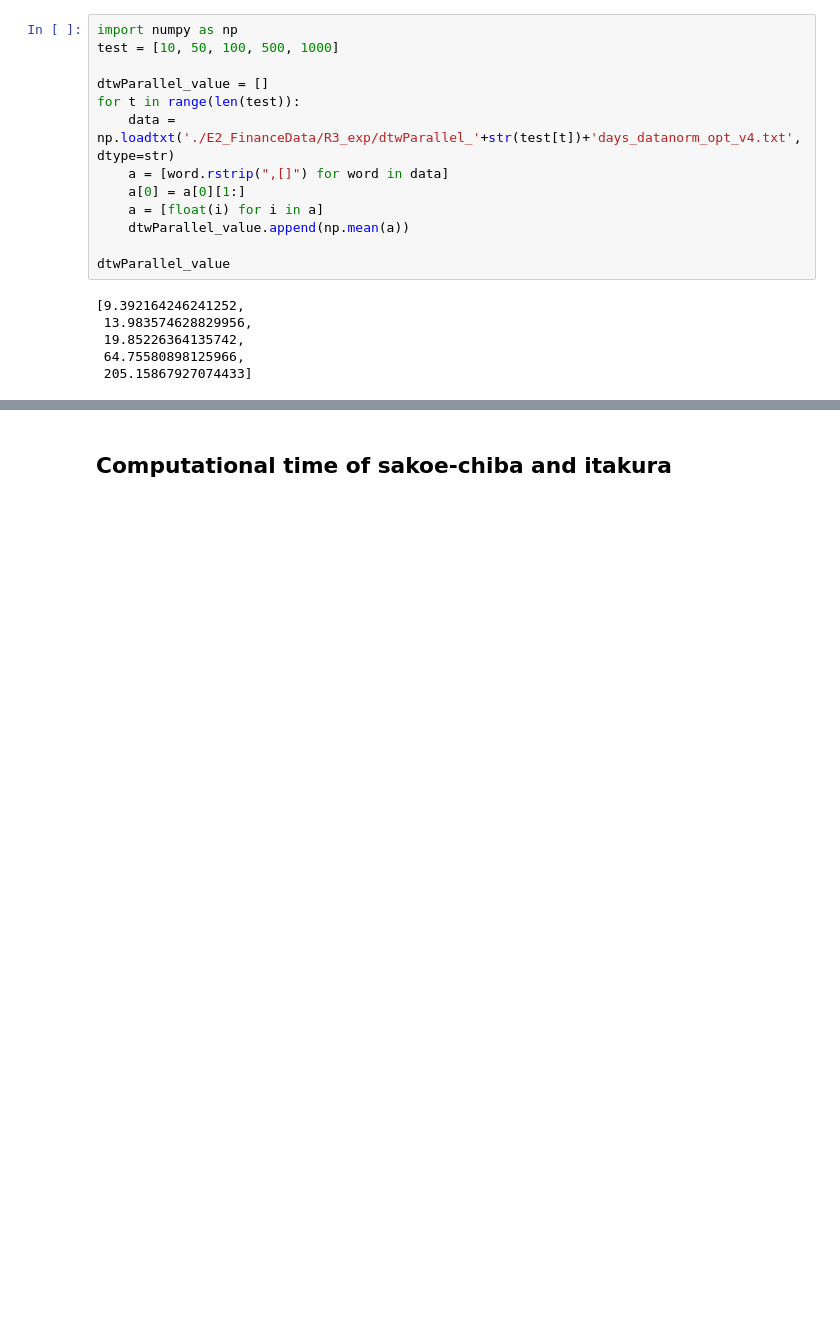
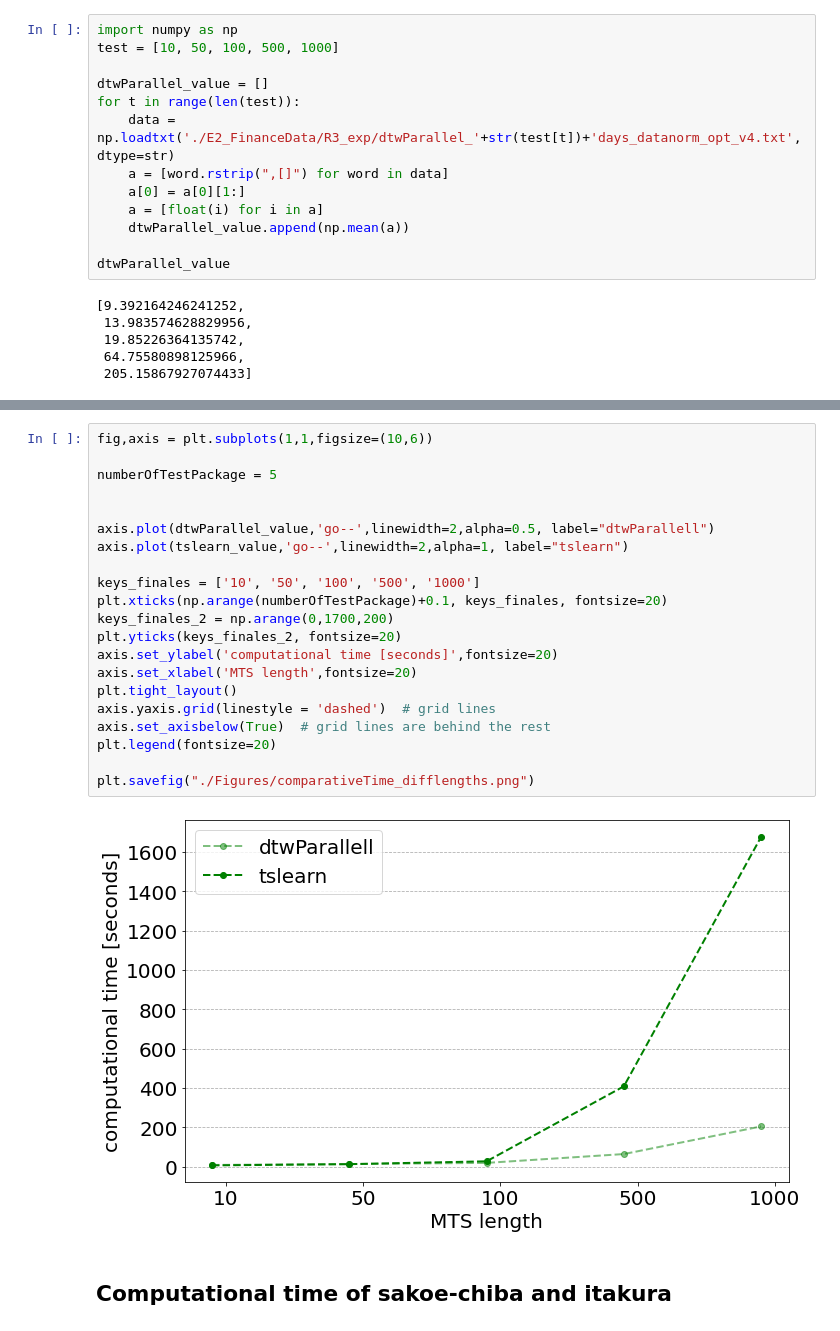
Before and after one commit to oscarescuderoarnanz/dtwParallel, a Jupyter notebook: exampleData/CodeExamples/plot_timeExamples_V2.ipynb, the cells around one changed output, grey strips where cells are left out. Cells and saved outputs as stored; diff of their text form; blank space fills up the shorter version.

```diff
--- a/exampleData/CodeExamples/plot_timeExamples_V2.ipynb
+++ b/exampleData/CodeExamples/plot_timeExamples_V2.ipynb
@@ -226,3 +227,26 @@ plt.savefig("./Figures/comparativeTime_difflengths.pdf")
+# %%
+fig,axis = plt.subplots(1,1,figsize=(10,6))
+
+numberOfTestPackage = 5
+
+
+axis.plot(dtwParallel_value,'go--',linewidth=2,alpha=0.5, label="dtwParallell")
+axis.plot(tslearn_value,'go--',linewidth=2,alpha=1, label="tslearn")
+
+keys_finales = ['10', '50', '100', '500', '1000']
+plt.xticks(np.arange(numberOfTestPackage)+0.1, keys_finales, fontsize=20)
+keys_finales_2 = np.arange(0,1700,200)
+plt.yticks(keys_finales_2, fontsize=20)
+axis.set_ylabel('computational time [seconds]',fontsize=20)
+axis.set_xlabel('MTS length',fontsize=20)
+plt.tight_layout()
+axis.yaxis.grid(linestyle = 'dashed')  # grid lines
+axis.set_axisbelow(True)  # grid lines are behind the rest
+plt.legend(fontsize=20)
+
+plt.savefig("./Figures/comparativeTime_difflengths.png")
+# %% [output]
+[figure, added]
 # %% [markdown]
 ## Computational time of sakoe-chiba and itakura
 # %%
```
Also changed, not shown: parts of 3 cells of this notebook, 7 other files.
